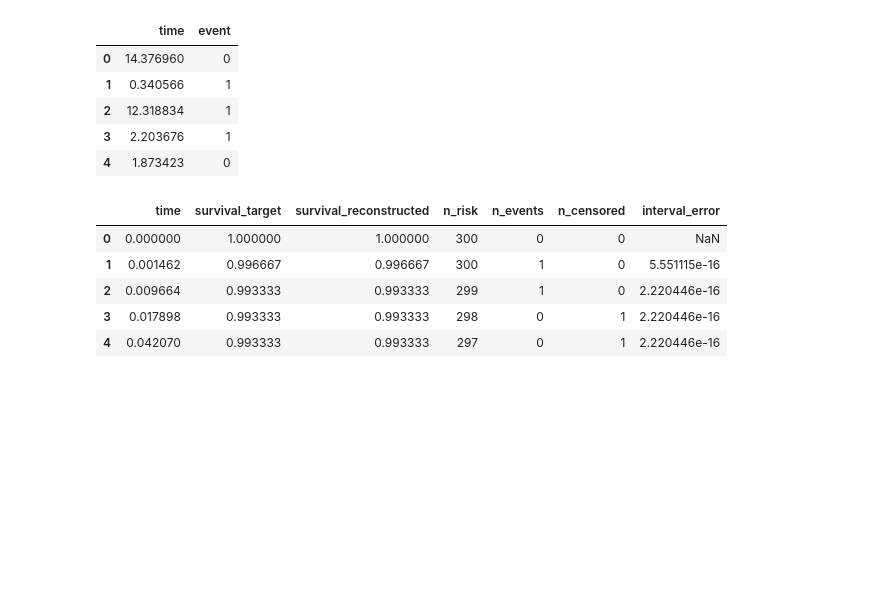
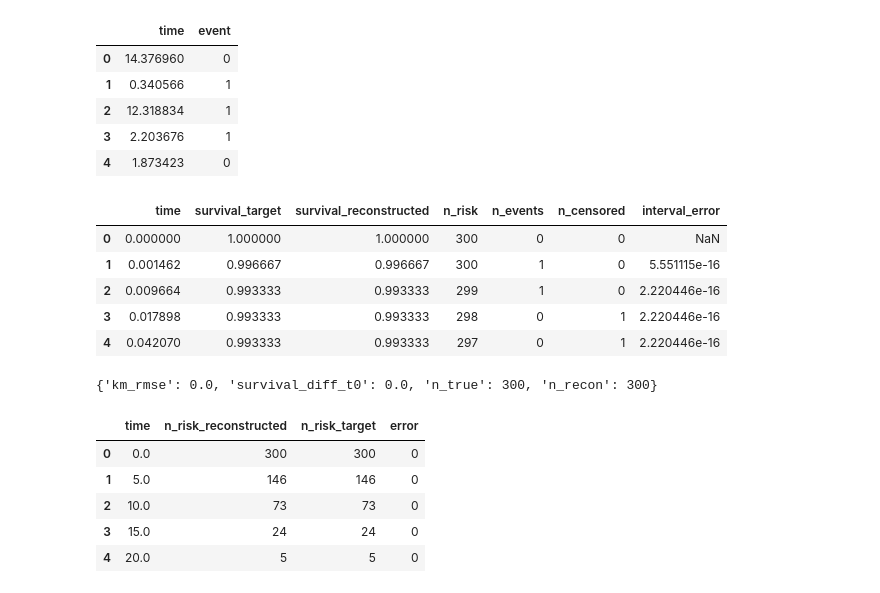
Before and after one commit to JonathanMa03/NPBS-project-MaZhu, a Jupyter notebook: notebooks/01_data_acquisition.ipynb, the cells around one changed output. Drawn from its saved outputs; the diff is of its cells as text; code cells hidden in the pictures; blank space fills up the shorter version.

```diff
--- a/notebooks/01_data_acquisition.ipynb
+++ b/notebooks/01_data_acquisition.ipynb
@@ -62,3 +62,28 @@ censor_aware.event_table.head()
 | 2 | 0.009664 | 0.993333 | 0.993333 | 299 | 1 | 0 | 2.220446e-16 |
 | 3 | 0.017898 | 0.993333 | 0.993333 | 298 | 0 | 1 | 2.220446e-16 |
 | 4 | 0.042070 | 0.993333 | 0.993333 | 297 | 0 | 1 | 2.220446e-16 |
+# %%
+from src.validation.metrics import summary_metrics
+
+metrics = summary_metrics(df, censor_aware.ipd, t0=10)
+metrics
+# %% [output]
+{'km_rmse': 0.0, 'survival_diff_t0': 0.0, 'n_true': 300, 'n_recon': 300}
+# %%
+from src.cen_km.risk_table_alignment import compute_n_at_risk, align_ipd_to_risk_table, risk_table_error
+
+# toy published risk table sampled from the true IPD
+risk_times = [0, 5, 10, 15, 20]
+risk_table = compute_n_at_risk(df, risk_times)
+
+# perturb reconstructed IPD first if you want to see alignment do something
+ipd_aligned = align_ipd_to_risk_table(censor_aware.ipd, risk_table)
+
+risk_table_error(ipd_aligned, risk_table)
+# %% [output]
+|  | time | n_risk_reconstructed | n_risk_target | error |
+| 0 | 0.0 | 300 | 300 | 0 |
+| 1 | 5.0 | 146 | 146 | 0 |
+| 2 | 10.0 | 73 | 73 | 0 |
+| 3 | 15.0 | 24 | 24 | 0 |
+| 4 | 20.0 | 5 | 5 | 0 |
```
Also changed, not shown: parts of 1 cell of this notebook, 6 other files.
